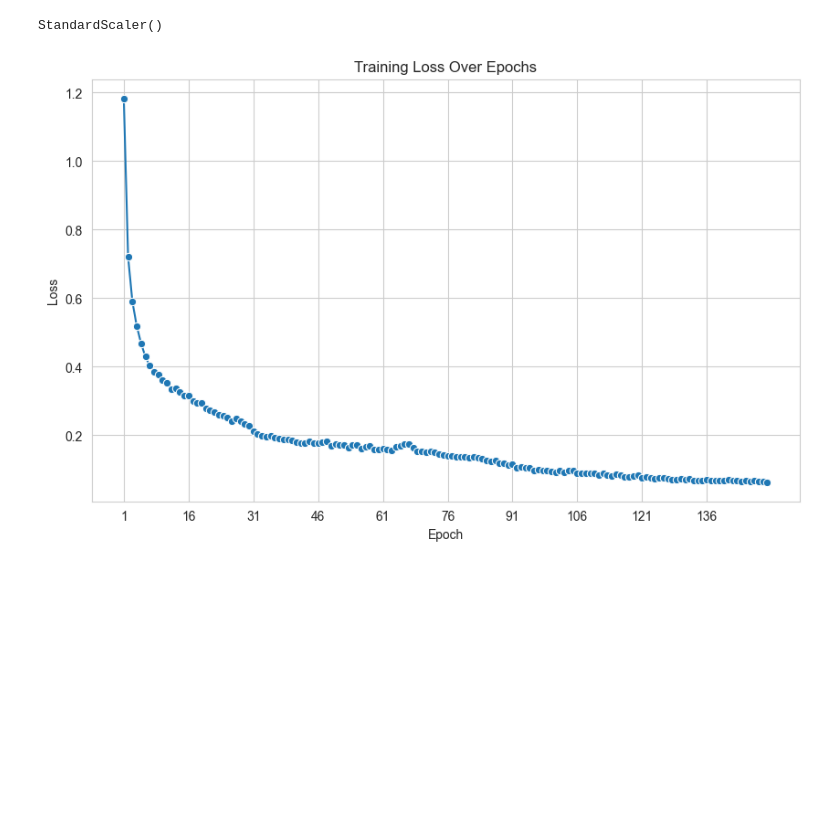
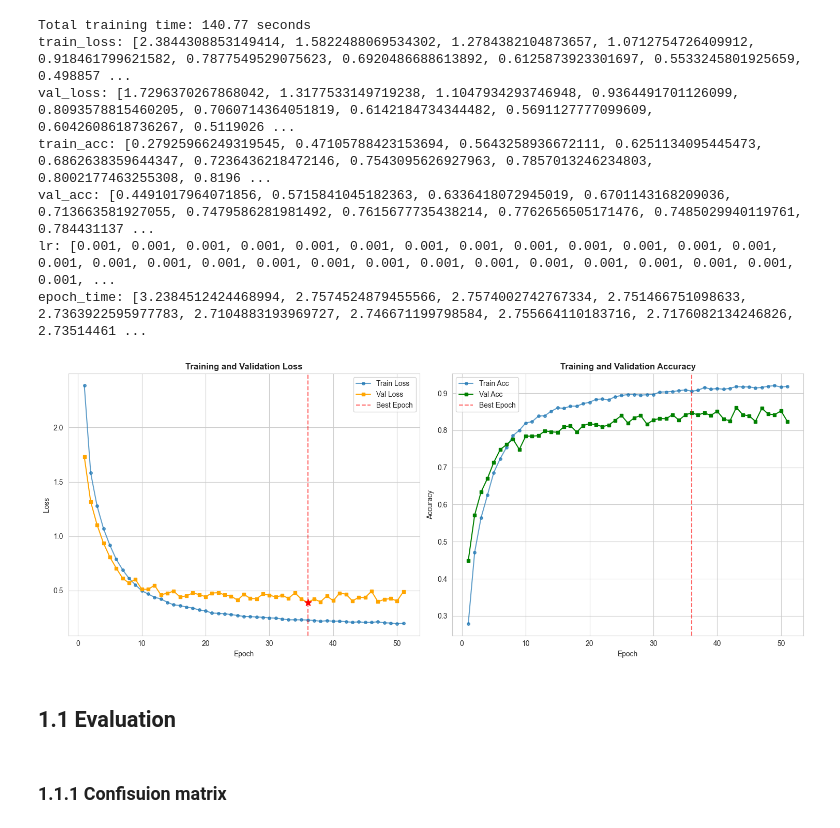
Before and after one commit to Wasloso/isa-s1-mla-project, a Jupyter notebook: neural_network_showcase.ipynb, the cells around one changed output. Saved outputs shown, nothing was run; the diff lists cells and outputs as text; code cells hidden in the pictures; blank space fills up the shorter version.

```diff
--- a/neural_network_showcase.ipynb
+++ b/neural_network_showcase.ipynb
@@ -88,22 +325,15 @@ merge_config = {
 # %%
-
-X_raw, Y_raw, lengths_raw, scaler = prepare_har_dataset(dataset_path, mode='all')
-X_remapped, Y_remapped, lengths_remapped, labels = remap_dataset(
-    X_raw, Y_raw, lengths_raw, merge_config
-)
-indices = np.arange(X_remapped.shape[0])
-np.random.shuffle(indices)
-X_remapped = X_remapped[indices]
-Y_remapped = Y_remapped[indices]
-lengths_remapped = lengths_remapped[indices]
+X_RAW, Y_RAW, LENGHTS_RAW, SCALER_RAW = prepare_har_dataset(dataset_path, mode="raw", shuffle=True)
 # %%
-X_train, x_test, Y_train, Y_test, lengths_train, lengths_test = train_test_split(
-    X_remapped, Y_remapped, lengths_remapped, test_size=0.2, random_state=2
+X_temp, X_raw_test, Y_temp, Y_raw_test, lengths_temp, lengths_raw_test = train_test_split(
+    X_RAW, Y_RAW, LENGHTS_RAW, test_size=0.2, random_state=2
 )
 
-# Re-assign one-hot encoded targets to Y_train and Y_test so the remaining functions work smoothly
-num_classes = len(labels)
-Y_train = np.eye(num_classes)[Y_train.astype(int)]
-Y_test = np.eye(num_classes)[Y_test.astype(int)]
 
-# Redefine the dictionary map for the plotting matrix because we updated labels
+X_raw_train, X_raw_val, Y_raw_train, Y_raw_val, lengths_raw_train, lengths_raw_val = train_test_split(
+    X_temp, Y_temp, lengths_temp, test_size=0.25, random_state=2
+)
+labels_raw = [activity_map[i] for i in range(num_classes)]
+Y_raw_train = np.eye(num_classes)[Y_raw_train.astype(int)]
+Y_raw_val = np.eye(num_classes)[Y_raw_val.astype(int)]
+Y_raw_test = np.eye(num_classes)[Y_raw_test.astype(int)]
@@ -164,19 +378,16 @@ Training Complete. Total Time: 00:29:31
-# %%
-_loaded = Network.load(r"models\har_model_hybrid_v3.nnp")
-print(_loaded.scaler)
-# %% [output]
-StandardScaler()
+# %%
+print(f"Total training time: {total_time:.2f} seconds")
+for metric_name, values in history.metrics.items():
+    print(f"{metric_name}: {values}")
+# %% [output]
+Total training time: 140.77 seconds
+train_loss: [2.3844308853149414, 1.5822488069534302, 1.2784382104873657, 1.0712754726409912, 0.918461799621582, 0.7877549529075623, 0.6920486688613892, 0.6125873923301697, 0.5533245801925659, 0.498857 ...
+val_loss: [1.7296370267868042, 1.3177533149719238, 1.1047934293746948, 0.9364491701126099, 0.8093578815460205, 0.7060714364051819, 0.6142184734344482, 0.5691127777099609, 0.6042608618736267, 0.5119026 ...
+train_acc: [0.27925966249319545, 0.47105788423153694, 0.5643258936672111, 0.6251134095445473, 0.6862638359644347, 0.7236436218472146, 0.7543095626927963, 0.7857013246234803, 0.8002177463255308, 0.8196 ...
+val_acc: [0.4491017964071856, 0.5715841045182363, 0.6336418072945019, 0.6701143168209036, 0.713663581927055, 0.7479586281981492, 0.7615677735438214, 0.7762656505171476, 0.7485029940119761, 0.784431137 ...
+lr: [0.001, 0.001, 0.001, 0.001, 0.001, 0.001, 0.001, 0.001, 0.001, 0.001, 0.001, 0.001, 0.001, 0.001, 0.001, 0.001, 0.001, 0.001, 0.001, 0.001, 0.001, 0.001, 0.001, 0.001, 0.001, 0.001, 0.001, 0.001, ...
+epoch_time: [3.2384512424468994, 2.7574524879455566, 2.7574002742767334, 2.751466751098633, 2.7363922595977783, 2.7104883193969727, 2.746671199798584, 2.755664110183716, 2.7176082134246826, 2.73514461 ...
 # %%
-def plot_training_history(history, title="Training Loss Over Epochs"):
-    sns.set_style("whitegrid")
-    plt.figure(figsize=(10, 6))
-    sns.lineplot(x=range(1, len(history) + 1), y=history, marker="o")
-    plt.title(title)
-    plt.xlabel("Epoch")
-    plt.ylabel("Loss")
-    plt.xticks(range(1, len(history) + 1, max(1, len(history) // 10)))
-    plt.show()
-
 plot_training_history(history)
 # %% [output]
-[figure, old version]
+[figure, new version]
@@ -203 +394,5 @@ def plot_confusion_matrix(x_test, y_test, model, lengths_test, activity_map):
+# %% [markdown]
+## 1.1 Evaluation
+# %% [markdown]
+### 1.1.1 Confisuion matrix
 # %%
```
Also changed, not shown: parts of 79 cells of this notebook.
